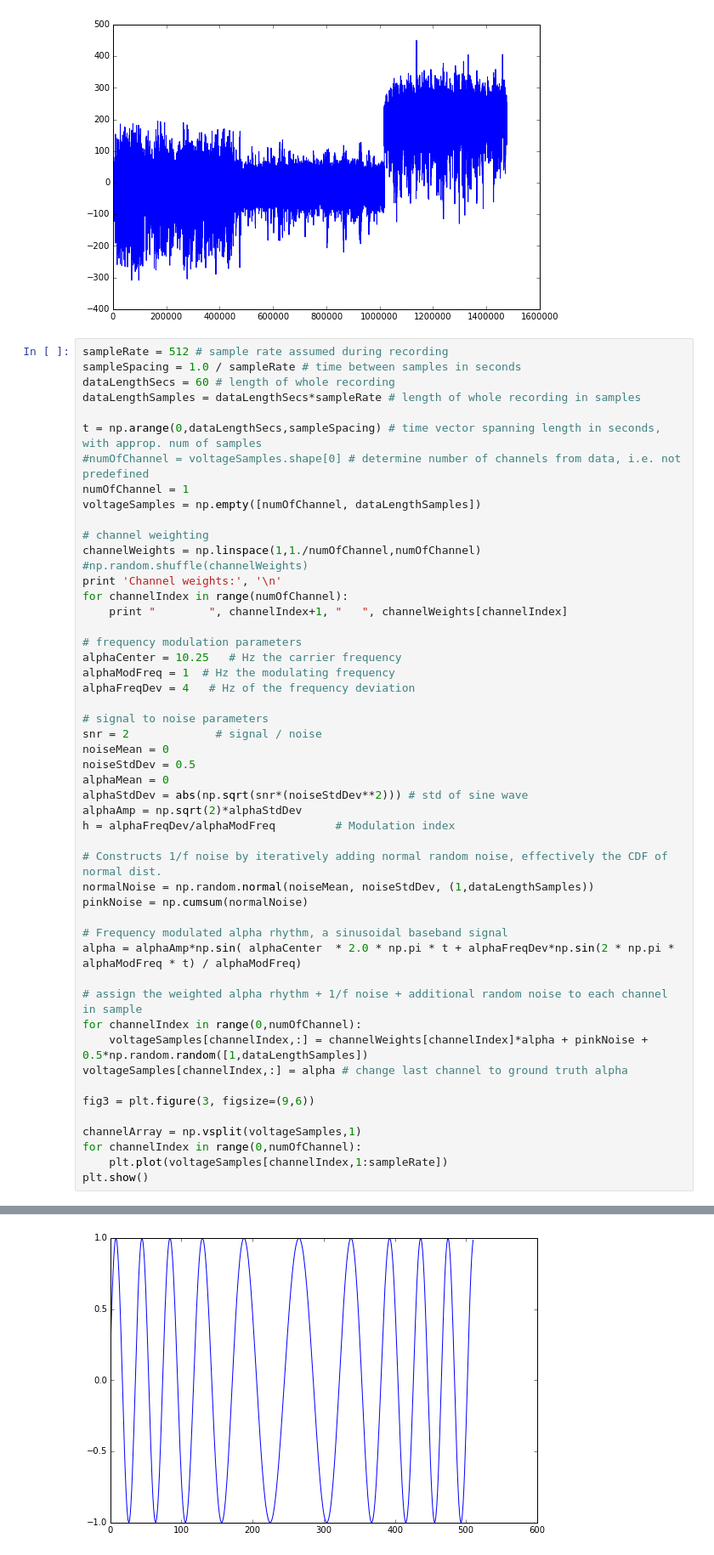
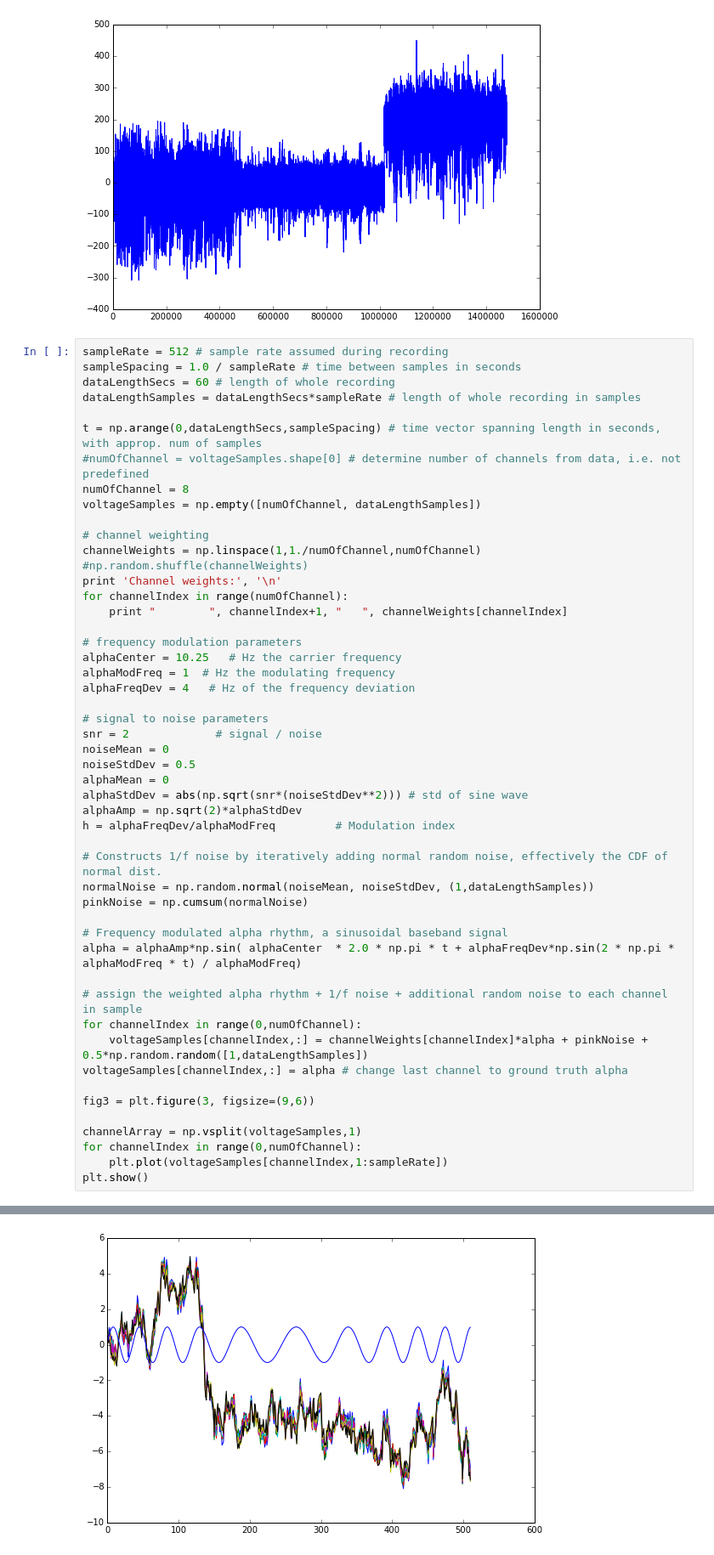
Before and after one commit to rgougelet/FM-BCI, a Jupyter notebook: stat-analysis.ipynb, the cells around one changed output, grey strips where cells are left out. Shown at 85% size. Drawn from its saved outputs; the diff is of its cells as text.

```diff
--- a/stat-analysis.ipynb
+++ b/stat-analysis.ipynb
@@ -61,7 +64,7 @@ dataLengthSamples = dataLengthSecs*sampleRate # length of whole recording in sam
 
 t = np.arange(0,dataLengthSecs,sampleSpacing) # time vector spanning length in seconds, with approp. num of samples
 #numOfChannel = voltageSamples.shape[0] # determine number of channels from data, i.e. not predefined
-numOfChannel = 1
+numOfChannel = 8
 voltageSamples = np.empty([numOfChannel, dataLengthSamples])
 
 # channel weighting
@@ -110,4 +120,4 @@ Channel weights:
-[figure, old version]
+[figure, new version]
 # %%
 def butter_bandpass(lowcut, highcut, fs, order=4):
         #lowcut is the lower bound of the frequency that we want to isolate
```
Also changed, not shown: parts of 8 cells of this notebook.
